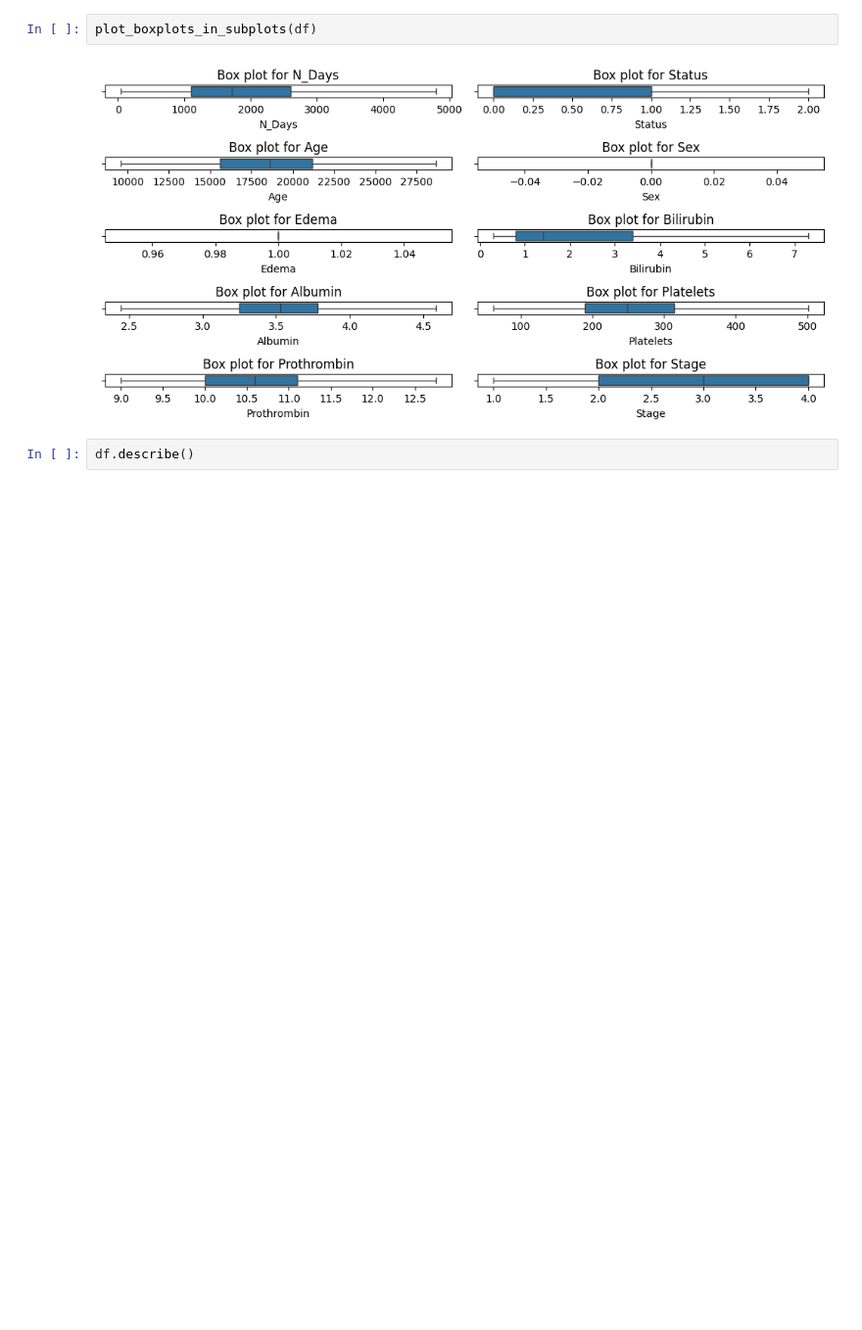
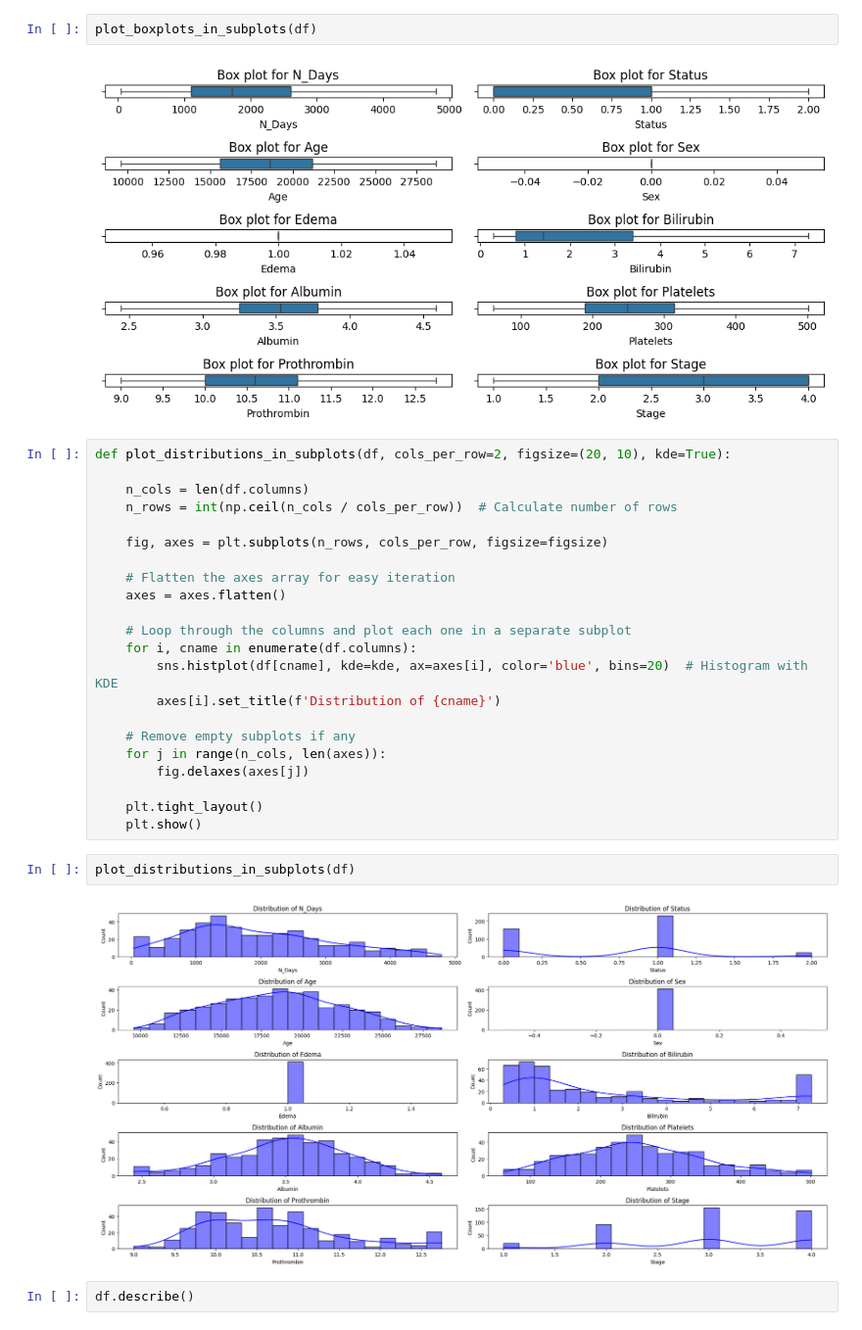
Before and after one commit to yashkathe/Cirrhosis-Prediction, a Jupyter notebook: from_scratch_neural_network.ipynb, the cells around one changed output. Shown at 98% size. Saved outputs shown, nothing was run; the diff lists cells and outputs as text; blank space fills up the shorter version.

```diff
--- a/from_scratch_neural_network.ipynb
+++ b/from_scratch_neural_network.ipynb
@@ -282,6 +282,32 @@ df = handle_outliers(df)
 plot_boxplots_in_subplots(df)
 # %% [output]
 [figure]
+# %%
+def plot_distributions_in_subplots(df, cols_per_row=2, figsize=(20, 10), kde=True):
+
+    n_cols = len(df.columns)
+    n_rows = int(np.ceil(n_cols / cols_per_row))  # Calculate number of rows
+
+    fig, axes = plt.subplots(n_rows, cols_per_row, figsize=figsize)
+
+    # Flatten the axes array for easy iteration
+    axes = axes.flatten()
+
+    # Loop through the columns and plot each one in a separate subplot
+    for i, cname in enumerate(df.columns):
+        sns.histplot(df[cname], kde=kde, ax=axes[i], color='blue', bins=20)  # Histogram with KDE
+        axes[i].set_title(f'Distribution of {cname}')
+
+    # Remove empty subplots if any
+    for j in range(n_cols, len(axes)):
+        fig.delaxes(axes[j])
+
+    plt.tight_layout()
+    plt.show()
+# %%
+plot_distributions_in_subplots(df)
+# %% [output]
+[figure, added]
 # %%
 df.describe()
 # %% [output]
```
Also changed, not shown: parts of 22 cells of this notebook.
